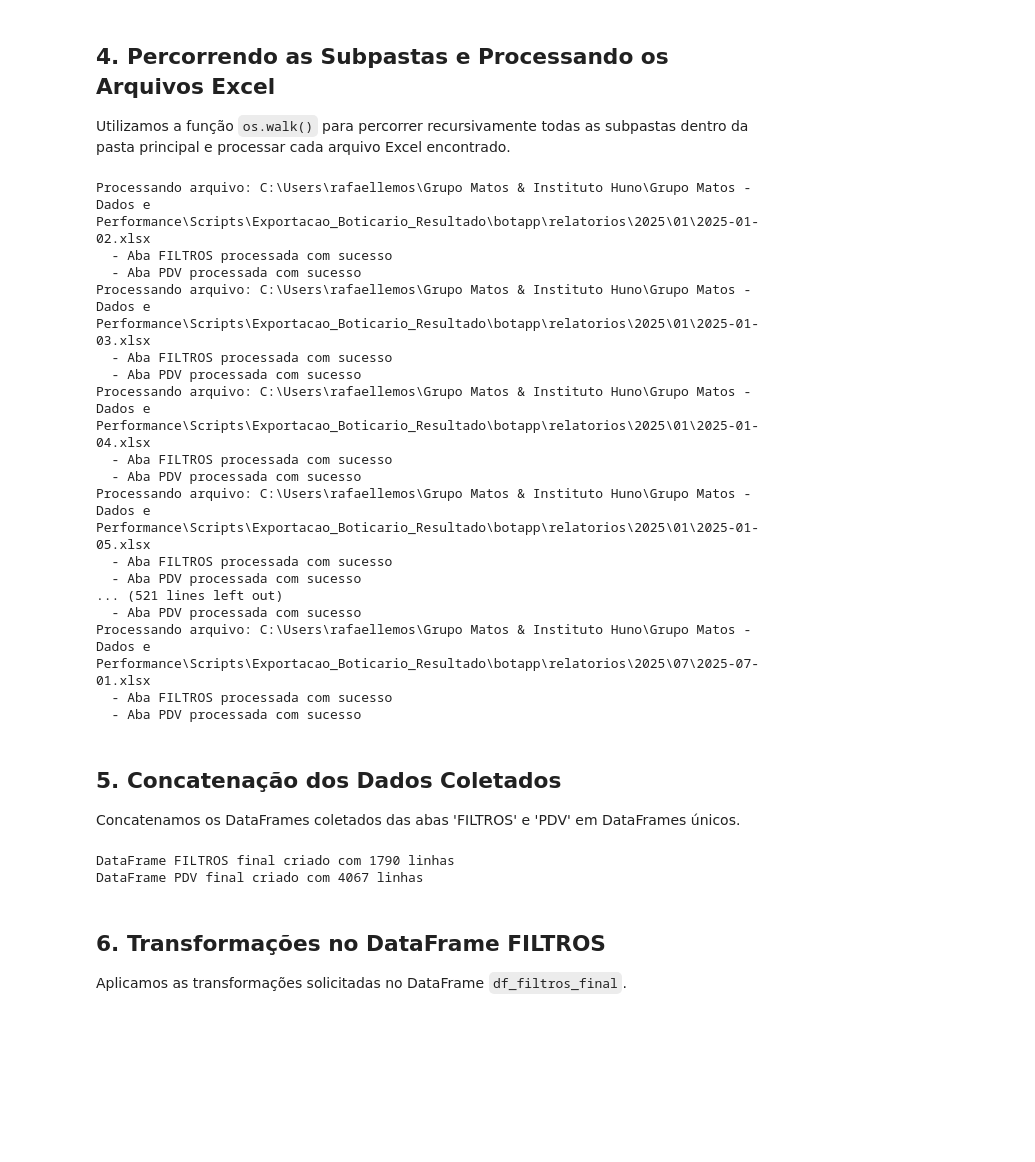
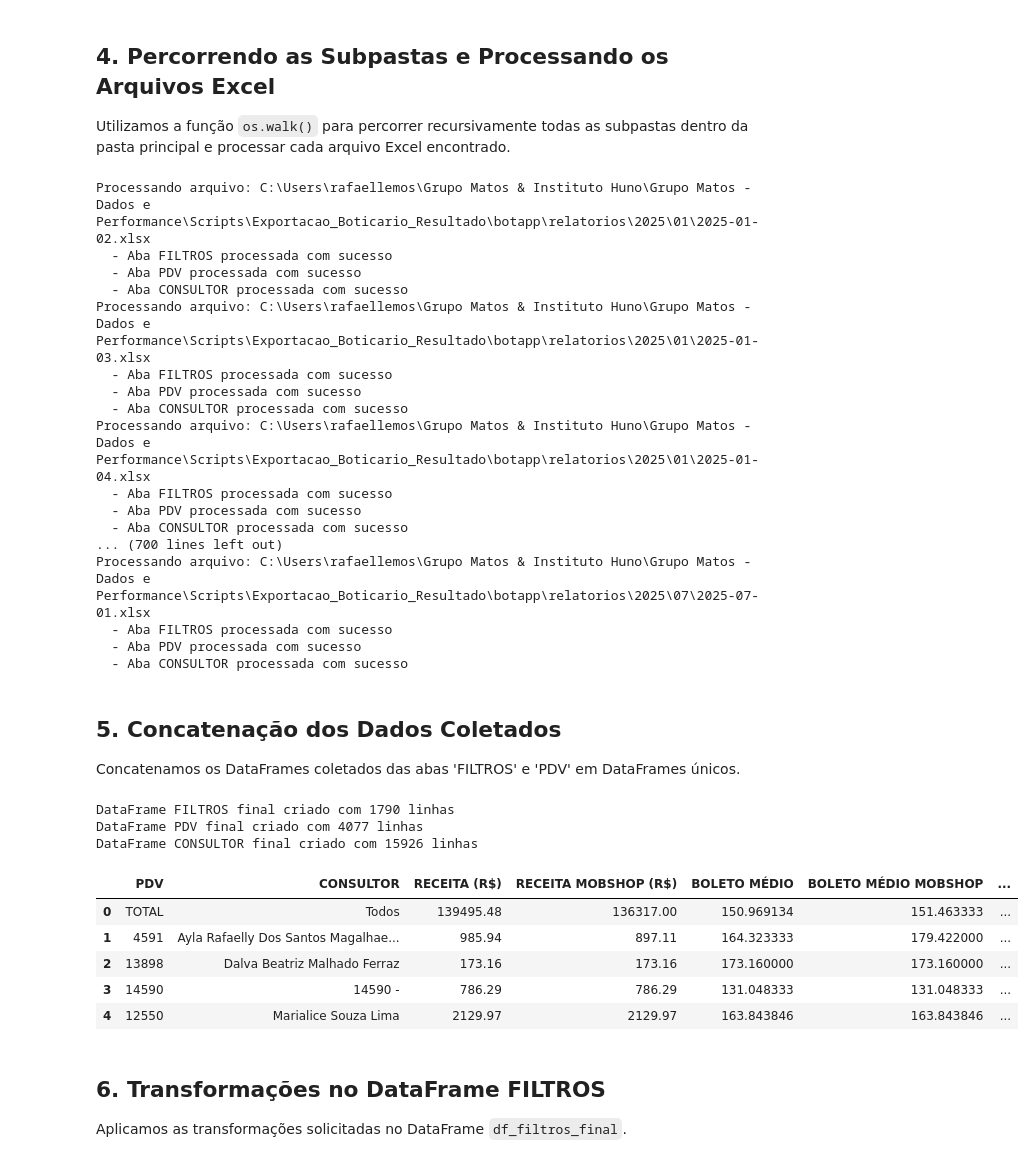
Before and after one commit to rafaweread/botapp, a Jupyter notebook: notebooks/ProcessarExcelSubpastas_original_mod.ipynb, the cells around one changed output. Cells and saved outputs as stored; diff of their text form; code cells hidden in the pictures; blank space fills up the shorter version.

```diff
--- a/notebooks/ProcessarExcelSubpastas_original_mod.ipynb
+++ b/notebooks/ProcessarExcelSubpastas_original_mod.ipynb
@@ -85,24 +85,41 @@ for raiz, subpastas, arquivos in os.walk(pasta_principal):
             except Exception as e:
                 # Tratamento de erro caso a aba PDV não exista ou ocorra outro problema
                 print(f"  - Erro ao ler aba PDV de {arquivo}: {e}")
+
+            try:
+                # Ler a aba CONSULTOR do arquivo Excel
+                df_consultor = pd.read_excel(caminho_completo, sheet_name='CONSULTOR', keep_default_na=False)
+
+                # Adicionar colunas com o nome do arquivo e da subpasta para rastreabilidade
+                df_consultor["Nome_Arquivo"] = nome_arquivo
+                df_consultor["Subpasta"] = subpasta
+
+                # Adicionar o DataFrame à lista de DataFrames da aba CONSULTOR
+                lista_dfs_consultor.append(df_consultor)
+
+                print(f"  - Aba CONSULTOR processada com sucesso")
+
+            except Exception as e:
+                # Tratamento de erro caso a aba CONSULTOR não exista ou ocorra outro problema
+                print(f"  - Erro ao ler aba CONSULTOR de {arquivo}: {e}")
 # %% [output]
 Processando arquivo: C:\Users\rafaellemos\Grupo Matos & Instituto Huno\Grupo Matos - Dados e Performance\Scripts\Exportacao_Boticario_Resultado\botapp\relatorios\2025\01\2025-01-02.xlsx
   - Aba FILTROS processada com sucesso
   - Aba PDV processada com sucesso
+  - Aba CONSULTOR processada com sucesso
 Processando arquivo: C:\Users\rafaellemos\Grupo Matos & Instituto Huno\Grupo Matos - Dados e Performance\Scripts\Exportacao_Boticario_Resultado\botapp\relatorios\2025\01\2025-01-03.xlsx
   - Aba FILTROS processada com sucesso
   - Aba PDV processada com sucesso
+  - Aba CONSULTOR processada com sucesso
 Processando arquivo: C:\Users\rafaellemos\Grupo Matos & Instituto Huno\Grupo Matos - Dados e Performance\Scripts\Exportacao_Boticario_Resultado\botapp\relatorios\2025\01\2025-01-04.xlsx
   - Aba FILTROS processada com sucesso
   - Aba PDV processada com sucesso
-Processando arquivo: C:\Users\rafaellemos\Grupo Matos & Instituto Huno\Grupo Matos - Dados e Performance\Scripts\Exportacao_Boticario_Resultado\botapp\relatorios\2025\01\2025-01-05.xlsx
-  - Aba FILTROS processada com sucesso
-  - Aba PDV processada com sucesso
-... (521 lines left out)
-  - Aba PDV processada com sucesso
+  - Aba CONSULTOR processada com sucesso
+... (700 lines left out)
 Processando arquivo: C:\Users\rafaellemos\Grupo Matos & Instituto Huno\Grupo Matos - Dados e Performance\Scripts\Exportacao_Boticario_Resultado\botapp\relatorios\2025\07\2025-07-01.xlsx
   - Aba FILTROS processada com sucesso
   - Aba PDV processada com sucesso
+  - Aba CONSULTOR processada com sucesso
 # %% [markdown]
 ## 5. Concatenação dos Dados Coletados
 
@@ -111,10 +128,11 @@ Concatenamos os DataFrames coletados das abas 'FILTROS' e 'PDV' em DataFrames ú
 # Inicializar DataFrames finais como None
 df_filtros_final = None
 df_pdv_final = None
+df_consultor_final = None
 
 # Verificar se foram encontrados arquivos para processar
-if not lista_dfs_filtros and not lista_dfs_pdv:
-    print("Nenhum arquivo Excel com as abas FILTROS e PDV foi encontrado nas subpastas.")
+if not lista_dfs_filtros and not lista_dfs_pdv and not lista_dfs_consultor:
+    print("Nenhum arquivo Excel com as abas FILTROS, PDV e CONSULTOR foi encontrado nas subpastas.")
 else:
     # Processar os dados da aba FILTROS, se houver
     if lista_dfs_filtros:
@@ -133,8 +151,27 @@ else:
         print(f"DataFrame PDV final criado com {len(df_pdv_final)} linhas")
     else:
         print("Nenhum dado da aba PDV foi encontrado.")
+
+    # Processar os dados da aba CONSULTOR, se houver
+    if lista_dfs_consultor:
+        # Concatenar todos os DataFrames em um único DataFrame
+        # ignore_index=True para reindexar as linhas no DataFrame final
+        df_consultor_final = pd.concat(lista_dfs_consultor, ignore_index=True)
+        print(f"DataFrame CONSULTOR final criado com {len(df_consultor_final)} linhas")
+    else:
+        print("Nenhum dado da aba CONSULTOR foi encontrado.")
 # %% [output]
 DataFrame FILTROS final criado com 1790 linhas
-DataFrame PDV final criado com 4067 linhas
+DataFrame PDV final criado com 4077 linhas
+DataFrame CONSULTOR final criado com 15926 linhas
+# %%
+df_consultor_final.head(5)
+# %% [output]
+|  | PDV | CONSULTOR | RECEITA (R$) | RECEITA MOBSHOP (R$) | BOLETO MÉDIO | BOLETO MÉDIO MOBSHOP | ... |
+| 0 | TOTAL | Todos | 139495.48 | 136317.00 | 150.969134 | 151.463333 | ... |
+| 1 | 4591 | Ayla Rafaelly Dos Santos Magalhae... | 985.94 | 897.11 | 164.323333 | 179.422000 | ... |
+| 2 | 13898 | Dalva Beatriz Malhado Ferraz | 173.16 | 173.16 | 173.160000 | 173.160000 | ... |
+| 3 | 14590 | 14590 - | 786.29 | 786.29 | 131.048333 | 131.048333 | ... |
+| 4 | 12550 | Marialice Souza Lima | 2129.97 | 2129.97 | 163.843846 | 163.843846 | ... |
 # %%
 # Renomeando as colunas
```
Also changed, not shown: parts of 7 cells of this notebook, 5 other files.
